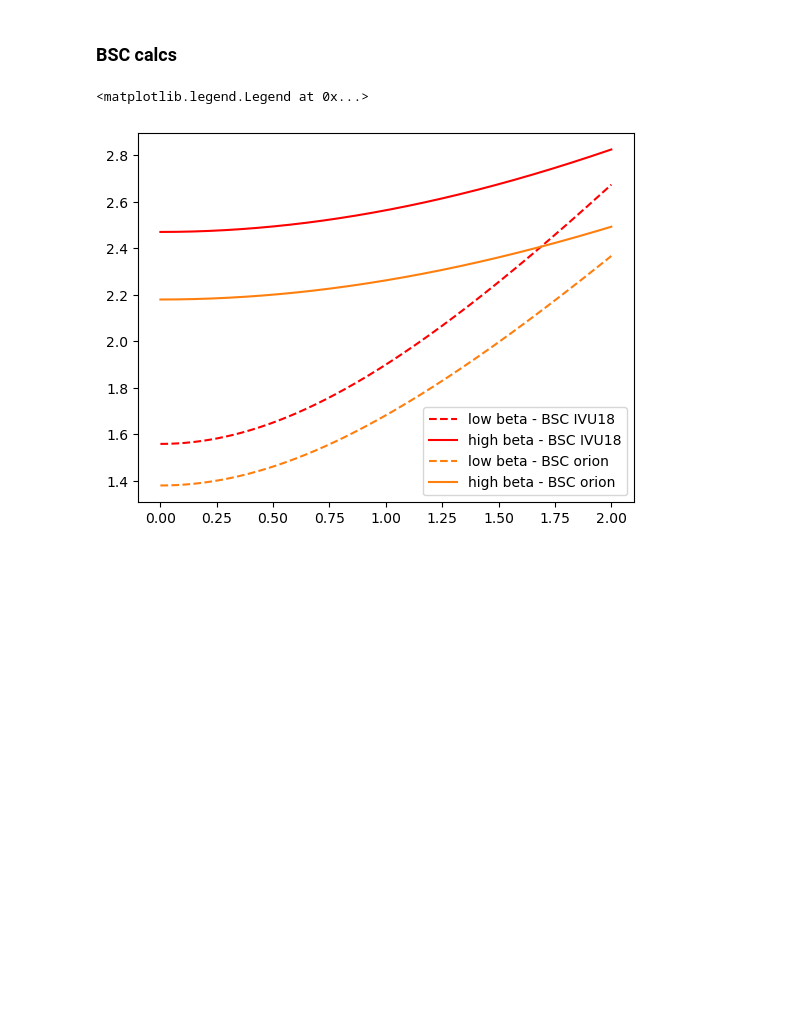
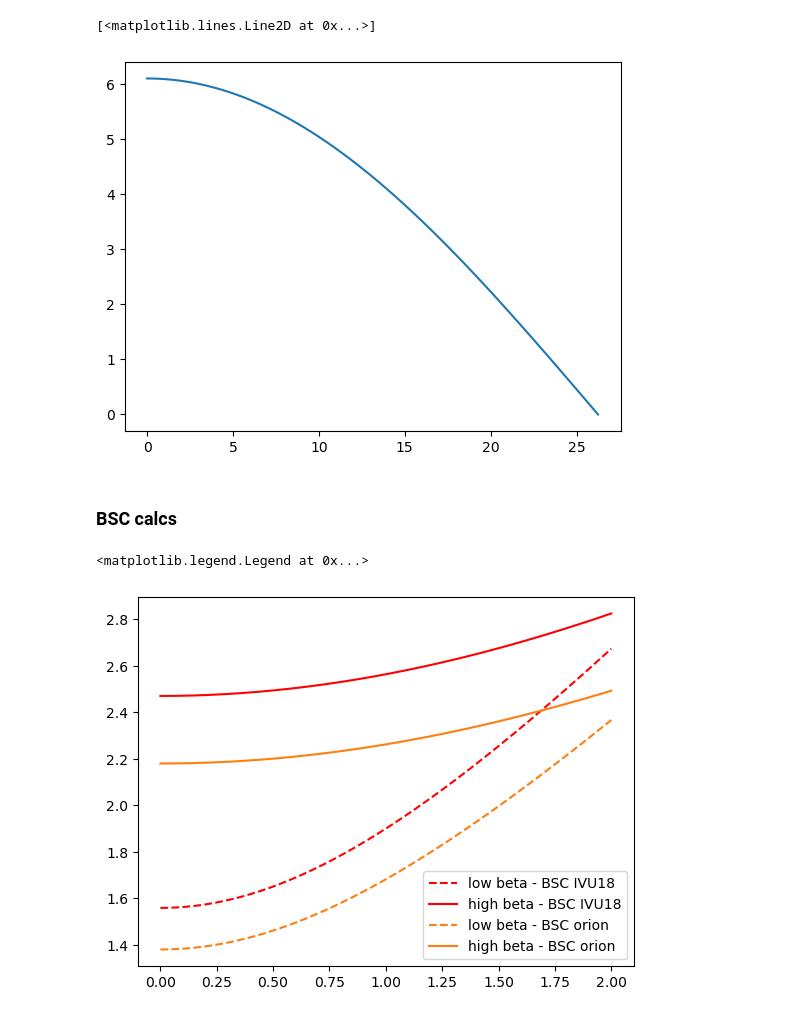
Before and after one commit to lnls-ids/spectrainterface, a Jupyter notebook: spectrainterface/tutorial_spectra_interface.ipynb, the cells around one changed output. Drawn from its saved outputs; the diff is of its cells as text; code cells hidden in the pictures; blank space fills up the shorter version.

```diff
--- a/spectrainterface/tutorial_spectra_interface.ipynb
+++ b/spectrainterface/tutorial_spectra_interface.ipynb
@@ -7,3 +19,14 @@ import matplotlib.pyplot as plt
+# %%
+sirius = SIRIUS.StorageRing()
+sirius.set_extraction_point('low_beta')
+delta.phase = np.linspace(0, delta.period/2, 101)
+delta.get_k(), delta.get_beff(delta.gap/delta.period)
+
+plt.plot(delta.phase, delta.get_k())
+# delta.gap
+# %% [output]
+[<matplotlib.lines.Line2D at 0x...>]
+[figure, added]
 # %% [markdown]
 ### BSC calcs
 # %%
```
Also changed, not shown: parts of 3 cells of this notebook, 1 other file.
